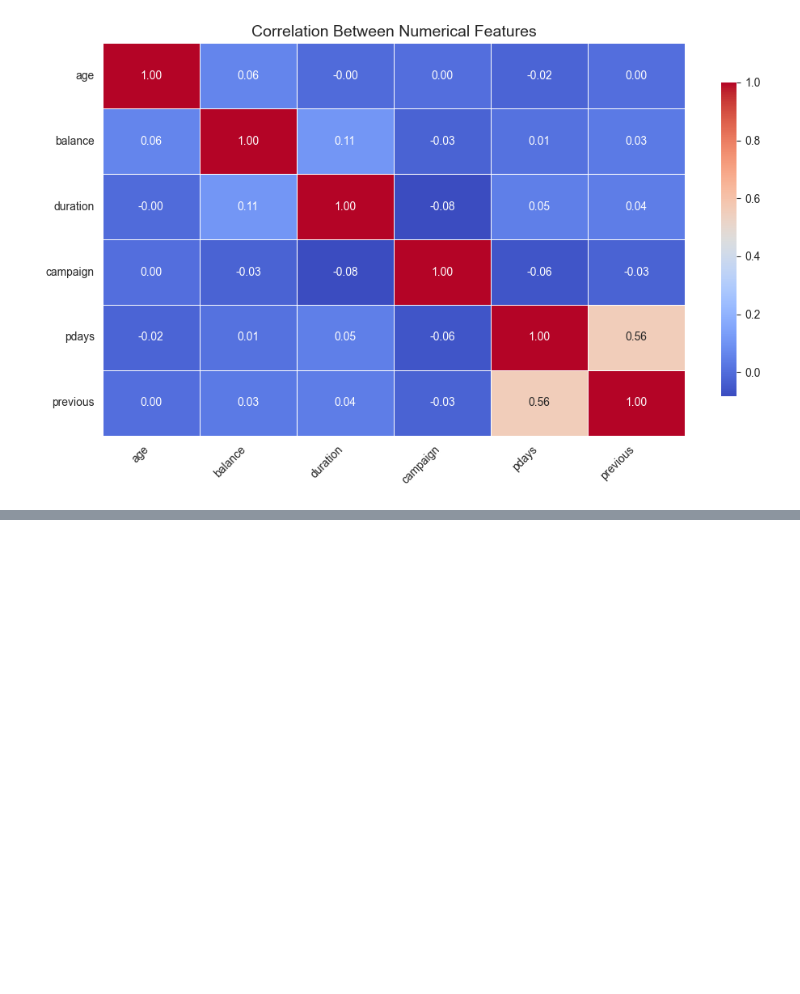
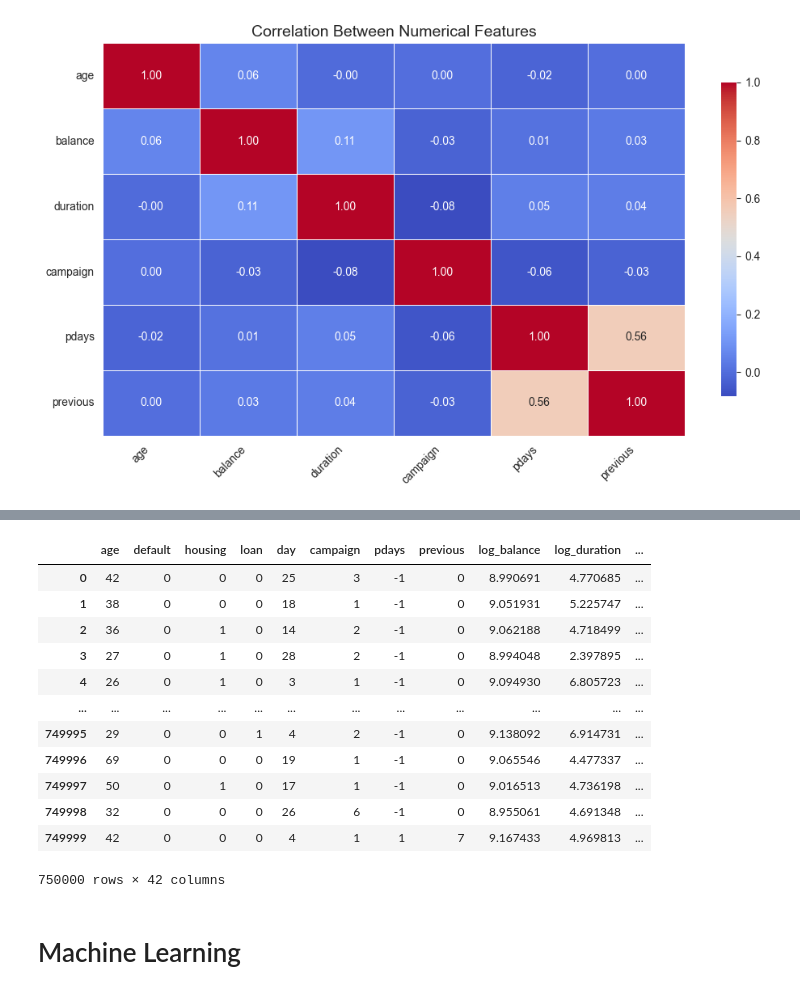
Before and after one commit to bxlltrx/playground, a Jupyter notebook: S5E8.ipynb, the cells around one changed output, grey strips where cells are left out. Drawn from its saved outputs; the diff is of its cells as text; code cells hidden in the pictures; blank space fills up the shorter version.

```diff
--- a/S5E8.ipynb
+++ b/S5E8.ipynb
@@ -433,0 +488,18 @@ Passing `palette` without assigning `hue` is deprecated and will be removed in v
+# %%
+X
+# %% [output]
+|  | age | default | housing | loan | day | campaign | pdays | previous | log_balance | log_duration | ... |
+| 0 | 42 | 0 | 0 | 0 | 25 | 3 | -1 | 0 | 8.990691 | 4.770685 | ... |
+| 1 | 38 | 0 | 0 | 0 | 18 | 1 | -1 | 0 | 9.051931 | 5.225747 | ... |
+| 2 | 36 | 0 | 1 | 0 | 14 | 2 | -1 | 0 | 9.062188 | 4.718499 | ... |
+| 3 | 27 | 0 | 1 | 0 | 28 | 2 | -1 | 0 | 8.994048 | 2.397895 | ... |
+| 4 | 26 | 0 | 1 | 0 | 3 | 1 | -1 | 0 | 9.094930 | 6.805723 | ... |
+| ... | ... | ... | ... | ... | ... | ... | ... | ... | ... | ... | ... |
+| 749995 | 29 | 0 | 0 | 1 | 4 | 2 | -1 | 0 | 9.138092 | 6.914731 | ... |
+| 749996 | 69 | 0 | 0 | 0 | 19 | 1 | -1 | 0 | 9.065546 | 4.477337 | ... |
+| 749997 | 50 | 0 | 1 | 0 | 17 | 1 | -1 | 0 | 9.016513 | 4.736198 | ... |
+| 749998 | 32 | 0 | 0 | 0 | 26 | 6 | -1 | 0 | 8.955061 | 4.691348 | ... |
+| 749999 | 42 | 0 | 0 | 0 | 4 | 1 | 1 | 7 | 9.167433 | 4.969813 | ... |
+750000 rows × 42 columns
+# %% [markdown]
+# Machine Learning
```
Also changed, not shown: parts of 12 cells of this notebook, 3 other files.
